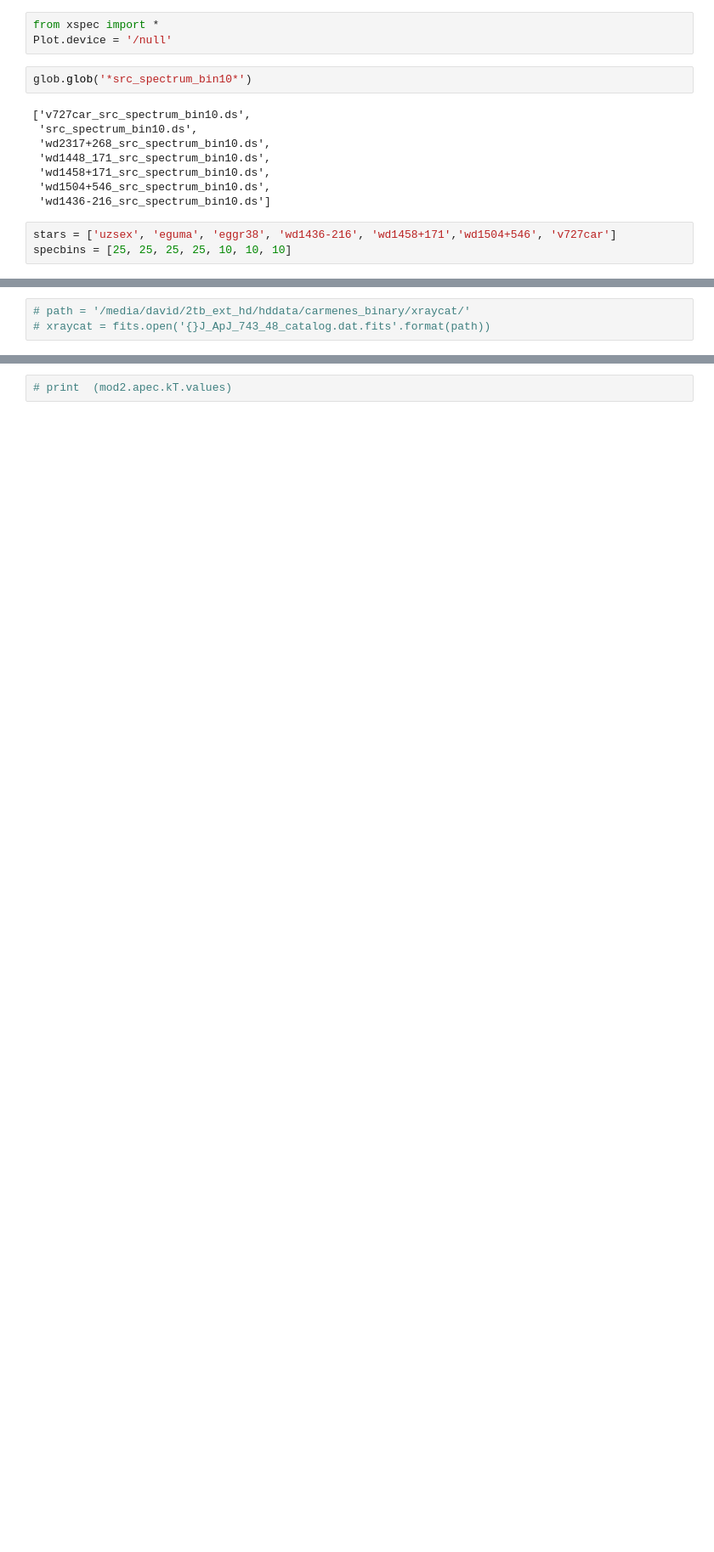
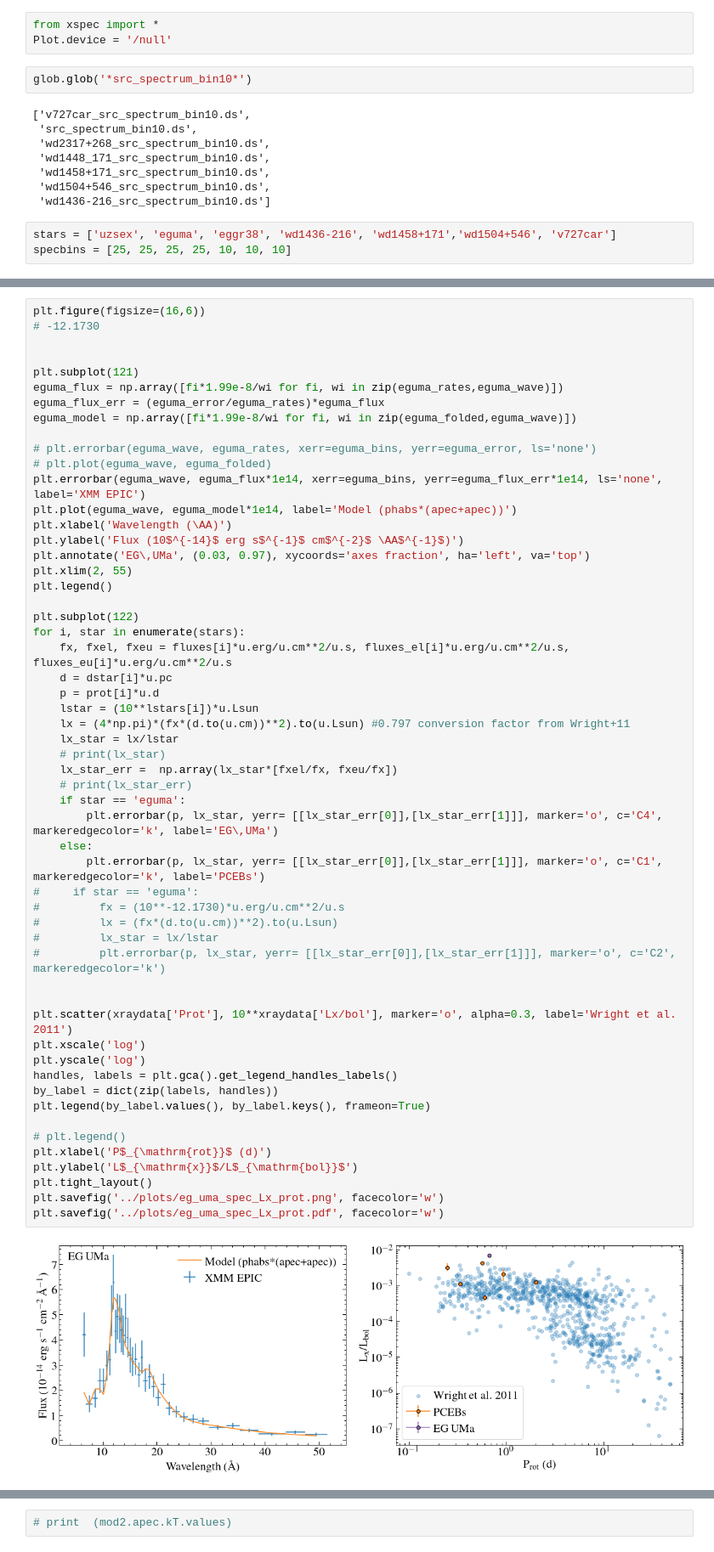
Before and after one commit to davidjwilson/pceb, a Jupyter notebook: xmm/all/all_xspec.ipynb, the cells around one changed output, grey strips where cells are left out. Shown at 85% size. Drawn from its saved outputs; the diff is of its cells as text; blank space fills up the shorter version.

```diff
--- a/xmm/all/all_xspec.ipynb
+++ b/xmm/all/all_xspec.ipynb
@@ -469,6 +373,60 @@ s.flux
 # %%
-# path = '/media/david/2tb_ext_hd/hddata/carmenes_binary/xraycat/'
-# xraycat = fits.open('{}J_ApJ_743_48_catalog.dat.fits'.format(path))
+plt.figure(figsize=(16,6))
+# -12.1730
+
+
+plt.subplot(121)
+eguma_flux = np.array([fi*1.99e-8/wi for fi, wi in zip(eguma_rates,eguma_wave)])
+eguma_flux_err = (eguma_error/eguma_rates)*eguma_flux
+eguma_model = np.array([fi*1.99e-8/wi for fi, wi in zip(eguma_folded,eguma_wave)])
+
+# plt.errorbar(eguma_wave, eguma_rates, xerr=eguma_bins, yerr=eguma_error, ls='none')
+# plt.plot(eguma_wave, eguma_folded)
+plt.errorbar(eguma_wave, eguma_flux*1e14, xerr=eguma_bins, yerr=eguma_flux_err*1e14, ls='none', label='XMM EPIC')
+plt.plot(eguma_wave, eguma_model*1e14, label='Model (phabs*(apec+apec))')
+plt.xlabel('Wavelength (\AA)')
+plt.ylabel('Flux (10$^{-14}$ erg s$^{-1}$ cm$^{-2}$ \AA$^{-1}$)')
+plt.annotate('EG\,UMa', (0.03, 0.97), xycoords='axes fraction', ha='left', va='top')
+plt.xlim(2, 55)
+plt.legend()
+
+plt.subplot(122)
+for i, star in enumerate(stars):
+    fx, fxel, fxeu = fluxes[i]*u.erg/u.cm**2/u.s, fluxes_el[i]*u.erg/u.cm**2/u.s, fluxes_eu[i]*u.erg/u.cm**2/u.s
+    d = dstar[i]*u.pc
+    p = prot[i]*u.d
+    lstar = (10**lstars[i])*u.Lsun
+    lx = (4*np.pi)*(fx*(d.to(u.cm))**2).to(u.Lsun) #0.797 conversion factor from Wright+11
+    lx_star = lx/lstar
+    # print(lx_star)
+    lx_star_err =  np.array(lx_star*[fxel/fx, fxeu/fx])
+    # print(lx_star_err)
+    if star == 'eguma':
+        plt.errorbar(p, lx_star, yerr= [[lx_star_err[0]],[lx_star_err[1]]], marker='o', c='C4', markeredgecolor='k', label='EG\,UMa')
+    else:
+        plt.errorbar(p, lx_star, yerr= [[lx_star_err[0]],[lx_star_err[1]]], marker='o', c='C1', markeredgecolor='k', label='PCEBs')
+#     if star == 'eguma':
+#         fx = (10**-12.1730)*u.erg/u.cm**2/u.s
+#         lx = (fx*(d.to(u.cm))**2).to(u.Lsun)
+#         lx_star = lx/lstar
+#         plt.errorbar(p, lx_star, yerr= [[lx_star_err[0]],[lx_star_err[1]]], marker='o', c='C2', markeredgecolor='k')
+
+
+plt.scatter(xraydata['Prot'], 10**xraydata['Lx/bol'], marker='o', alpha=0.3, label='Wright et al. 2011')
+plt.xscale('log')
+plt.yscale('log')
+handles, labels = plt.gca().get_legend_handles_labels()
+by_label = dict(zip(labels, handles))
+plt.legend(by_label.values(), by_label.keys(), frameon=True)
+
+# plt.legend()
+plt.xlabel('P$_{\mathrm{rot}}$ (d)')
+plt.ylabel('L$_{\mathrm{x}}$/L$_{\mathrm{bol}}$')
+plt.tight_layout()
+plt.savefig('../plots/eg_uma_spec_Lx_prot.png', facecolor='w')
+plt.savefig('../plots/eg_uma_spec_Lx_prot.pdf', facecolor='w')
+# %% [output]
+[figure, added]
 # %%
 # xraydata = xraycat[1].data
 # plt.figure(figsize=(7, 5))
```
Also changed, not shown: parts of 11 cells of this notebook, 7 other files.
